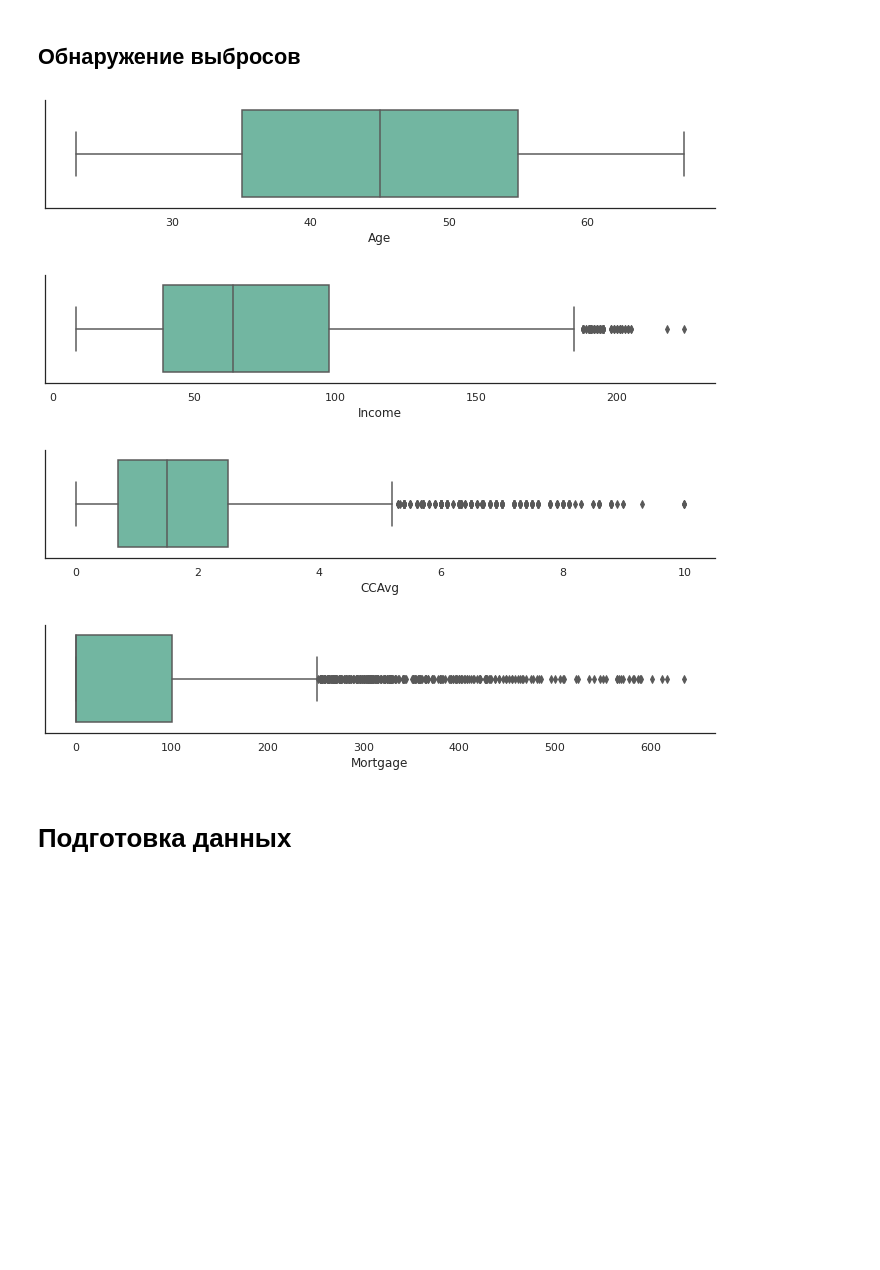
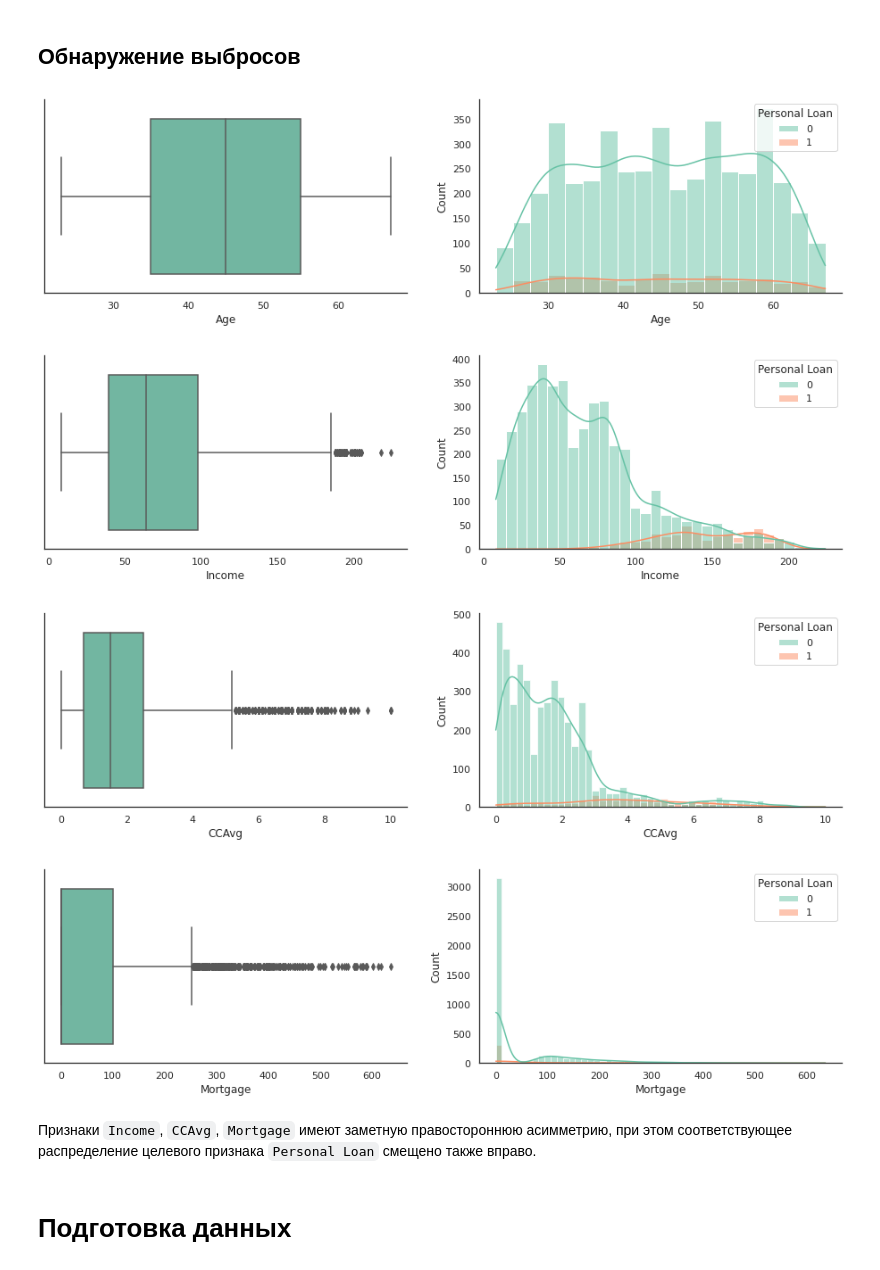
Before and after one commit to week8day/ML-courses, a Jupyter notebook: Neimark/Bank_Personal_Loan.ipynb, the cells around one changed output. Drawn from its saved outputs; the diff is of its cells as text; code cells hidden in the pictures; blank space fills up the shorter version.

```diff
--- a/Neimark/Bank_Personal_Loan.ipynb
+++ b/Neimark/Bank_Personal_Loan.ipynb
@@ -432,15 +432,18 @@ df.drop(['Experience'], axis=1, inplace=True)
 # %%
 sns.set_palette(sns.color_palette("Set2"))
 
 for c in ['Age', 'Income', 'CCAvg', 'Mortgage']:
-  fig, ax = plt.subplots(figsize=(12, 2))
-  sns.boxplot(x=df[c], ax=ax)
+  fig, ax = plt.subplots(1, 2, figsize=(16, 4))
+  sns.boxplot(x=df[c], ax=ax[0])
+  sns.histplot(data=df[[c, 'Personal Loan']], x=df[c], hue='Personal Loan', ax=ax[1], kde=True);
   plt.show()
 # %% [output]
-[figure, old version]
+[figure, new version]
-[figure, old version]
+[figure, new version]
-[figure, old version]
+[figure, new version]
-[figure, old version]
+[figure, new version]
+# %% [markdown]
+Признаки `Income`, `CCAvg`, `Mortgage` имеют заметную правостороннюю асимметрию, при этом соответствующее распределение целевого признака `Personal Loan` смещено также вправо.
 # %% [markdown]
 # Подготовка данных
 # %% [markdown]
```
